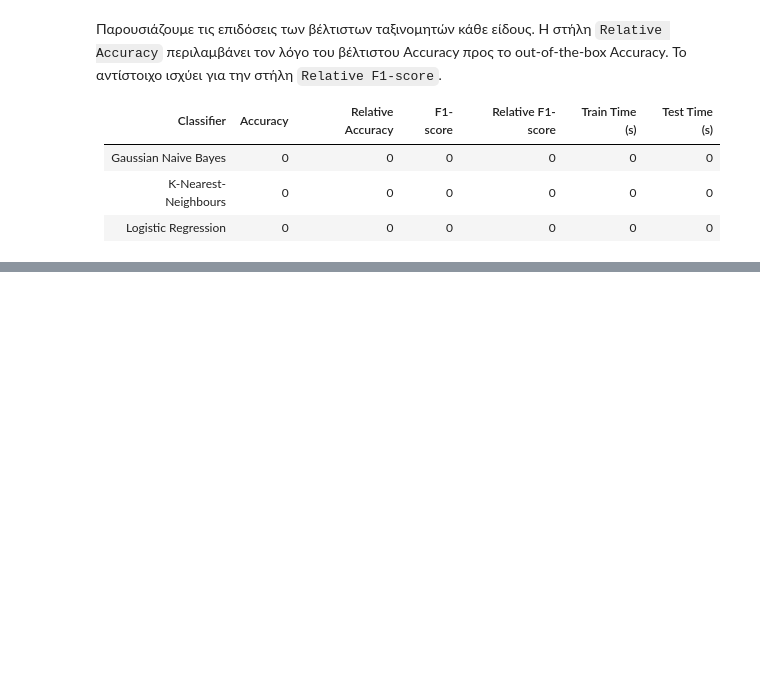
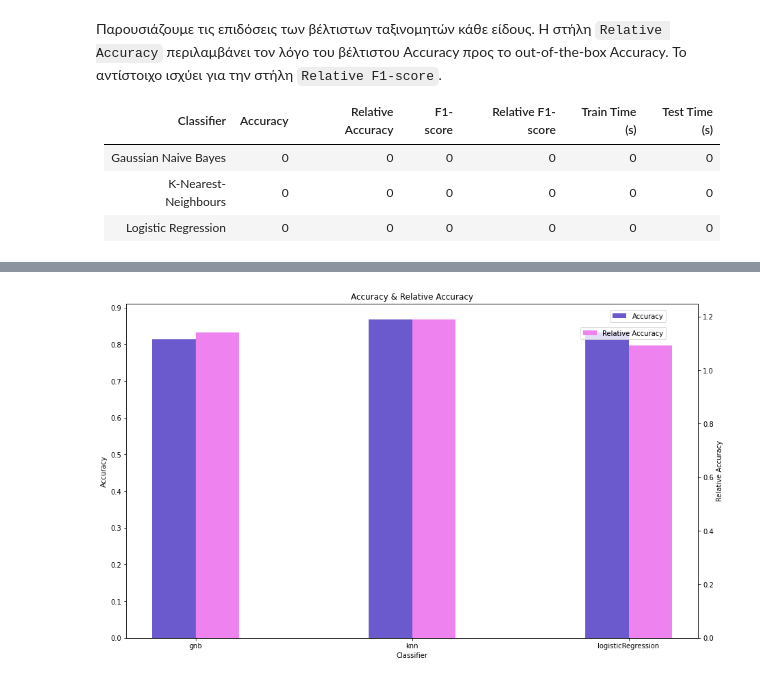
Before and after one commit to chrispapa2000/neuralNetworksLab, a Jupyter notebook: ex1/part1.ipynb, the cells around one changed output, grey strips where cells are left out. Drawn from its saved outputs; the diff is of its cells as text; code cells hidden in the pictures; blank space fills up the shorter version.

```diff
--- a/ex1/part1.ipynb
+++ b/ex1/part1.ipynb
@@ -699,0 +801,7 @@ Best accuracy: 0.8051944624003446
+# %%
+# plot accuracy
+plotBarChartDoubleAxes(names, [accuracy_best_axis, accuracy_relative_axis], ['slateblue','violet'],\
+            ['Accuracy','Relative Accuracy'],\
+             'Accuracy & Relative Accuracy', 'Classifier', ['Accuracy','Relative Accuracy'])
+# %% [output]
+[figure, added]
```
Also changed, not shown: parts of 27 cells of this notebook.
